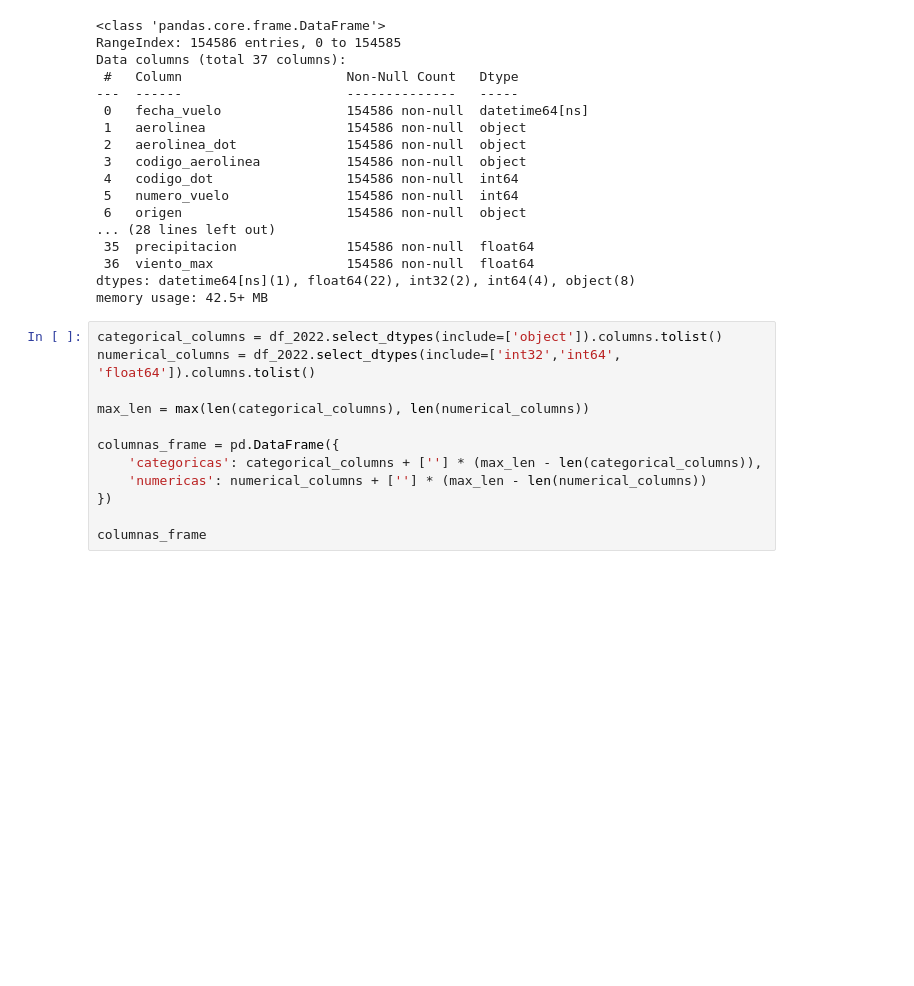
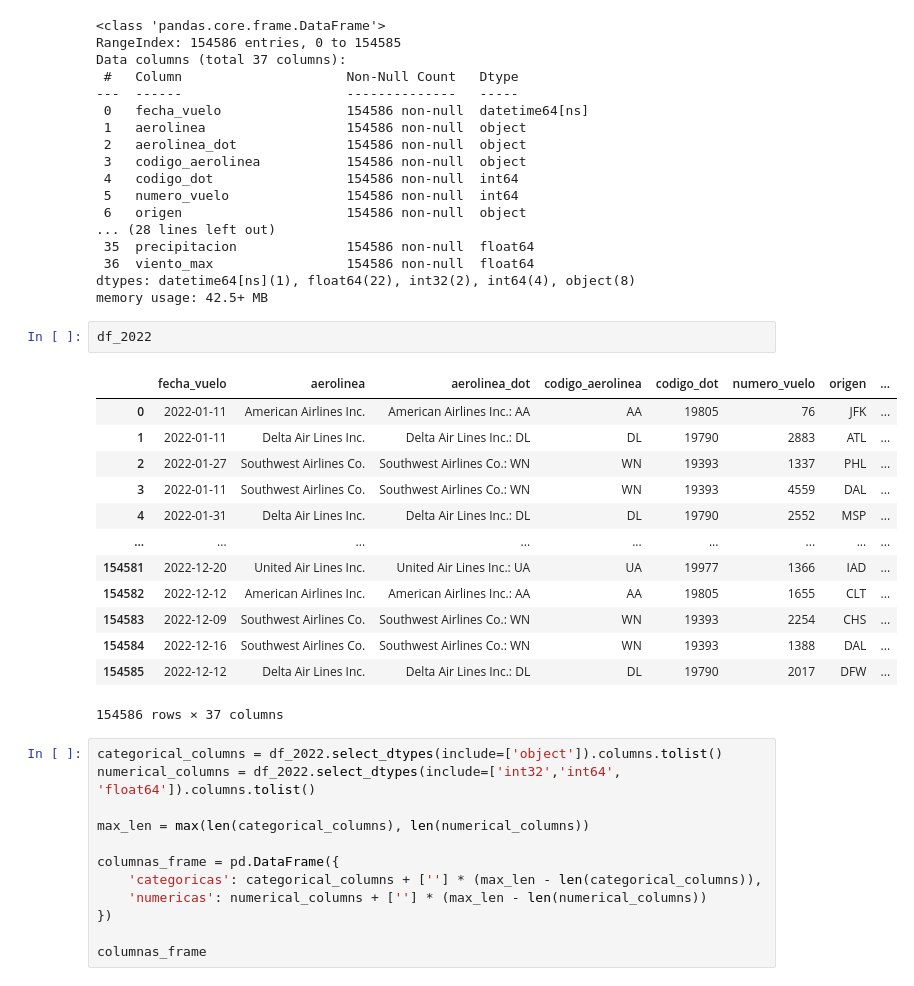
Before and after one commit to Guadacarro/TP_IA, a Jupyter notebook: tp.ipynb, the cells around one changed output. Drawn from its saved outputs; the diff is of its cells as text; blank space fills up the shorter version.

```diff
--- a/tp.ipynb
+++ b/tp.ipynb
@@ -306,6 +305,22 @@ Data columns (total 37 columns):
  36  viento_max                 154586 non-null  float64
 dtypes: datetime64[ns](1), float64(22), int32(2), int64(4), object(8)
 memory usage: 42.5+ MB
+# %%
+df_2022
+# %% [output]
+|  | fecha_vuelo | aerolinea | aerolinea_dot | codigo_aerolinea | codigo_dot | numero_vuelo | origen | ... |
+| 0 | 2022-01-11 | American Airlines Inc. | American Airlines Inc.: AA | AA | 19805 | 76 | JFK | ... |
+| 1 | 2022-01-11 | Delta Air Lines Inc. | Delta Air Lines Inc.: DL | DL | 19790 | 2883 | ATL | ... |
+| 2 | 2022-01-27 | Southwest Airlines Co. | Southwest Airlines Co.: WN | WN | 19393 | 1337 | PHL | ... |
+| 3 | 2022-01-11 | Southwest Airlines Co. | Southwest Airlines Co.: WN | WN | 19393 | 4559 | DAL | ... |
+| 4 | 2022-01-31 | Delta Air Lines Inc. | Delta Air Lines Inc.: DL | DL | 19790 | 2552 | MSP | ... |
+| ... | ... | ... | ... | ... | ... | ... | ... | ... |
+| 154581 | 2022-12-20 | United Air Lines Inc. | United Air Lines Inc.: UA | UA | 19977 | 1366 | IAD | ... |
+| 154582 | 2022-12-12 | American Airlines Inc. | American Airlines Inc.: AA | AA | 19805 | 1655 | CLT | ... |
+| 154583 | 2022-12-09 | Southwest Airlines Co. | Southwest Airlines Co.: WN | WN | 19393 | 2254 | CHS | ... |
+| 154584 | 2022-12-16 | Southwest Airlines Co. | Southwest Airlines Co.: WN | WN | 19393 | 1388 | DAL | ... |
+| 154585 | 2022-12-12 | Delta Air Lines Inc. | Delta Air Lines Inc.: DL | DL | 19790 | 2017 | DFW | ... |
+154586 rows × 37 columns
 # %%
 categorical_columns = df_2022.select_dtypes(include=['object']).columns.tolist()
 numerical_columns = df_2022.select_dtypes(include=['int32','int64', 'float64']).columns.tolist()
```
Also changed, not shown: parts of 6 cells of this notebook.
